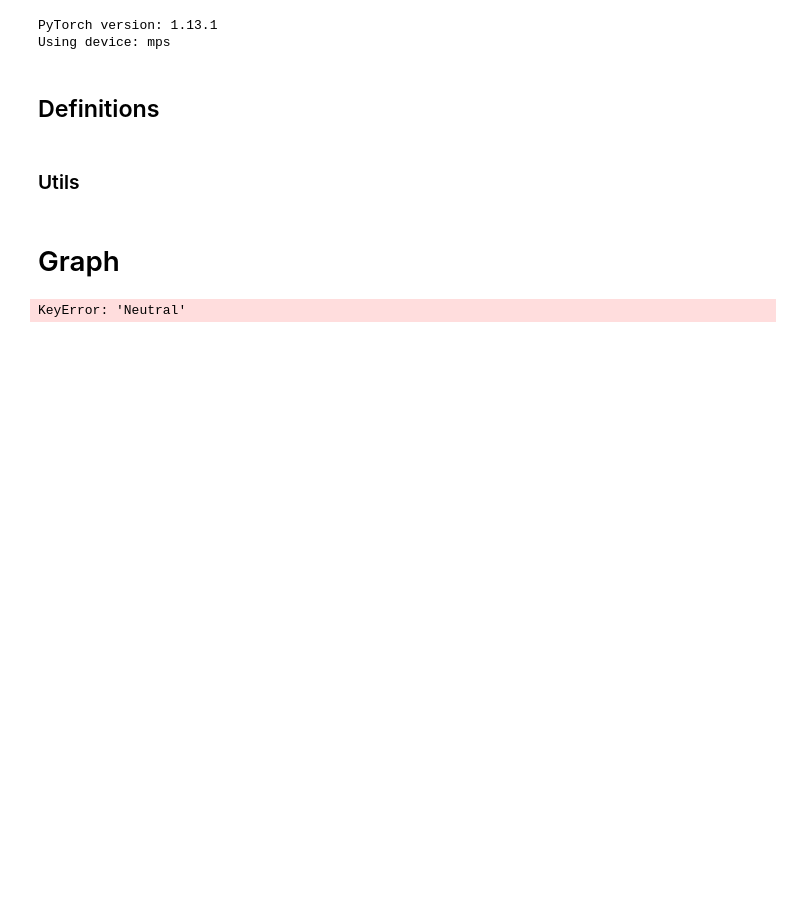
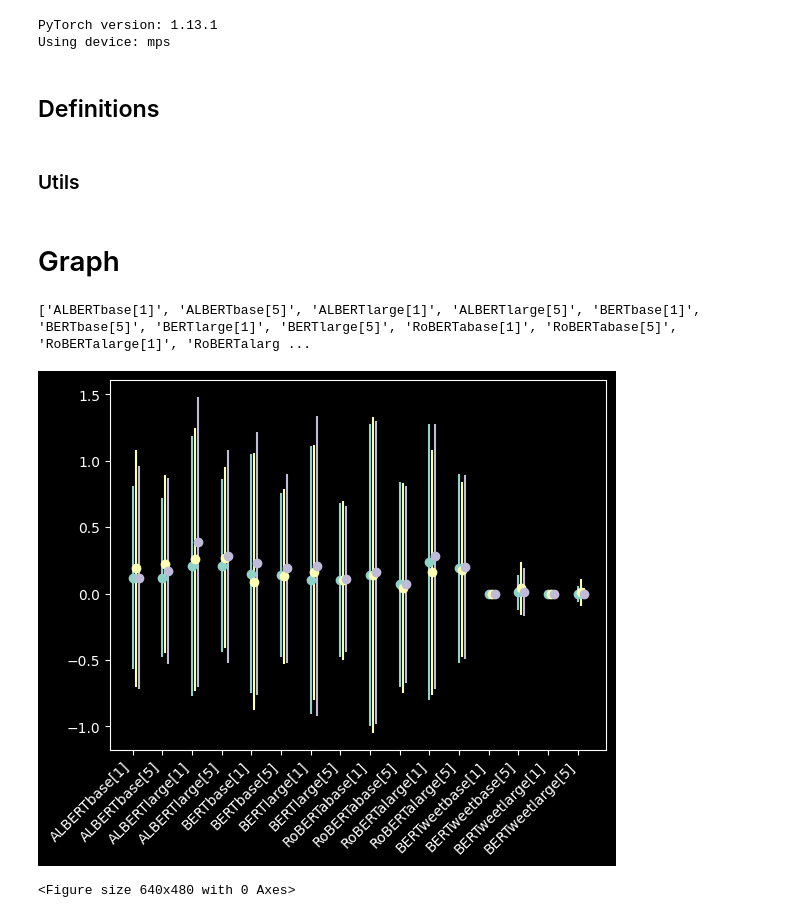
Before and after one commit to MaeSosto/QueerBench, a Jupyter notebook: src/queer_graph.ipynb, the cells around one changed output. Saved outputs shown, nothing was run; the diff lists cells and outputs as text; code cells hidden in the pictures; blank space fills up the shorter version.

Commit message:
Afinn graph - Done
fixed the model's name

```diff
--- a/src/queer_graph.ipynb
+++ b/src/queer_graph.ipynb
@@ -60,6 +60,11 @@ MODELS_NAMES = ['ALBERTbase[1]','ALBERTbase[5]','ALBERTlarge[1]','ALBERTlarge[5]
                 'BERTbase[1]','BERTbase[5]','BERTlarge[1]','BERTlarge[5]',
                 'RoBERTabase[1]','RoBERTabase[5]','RoBERTalarge[1]','RoBERTalarge[5]',
                 'BERTweetbase[1]','BERTweetbase[5]','BERTweetlarge[1]','BERTweetlarge[5]']
+
+NEO_ROW = 0
+NEUTRAL_ROW = 1
+BINARY_ROW = 2
+
 #KEY
 QUEERNESS = 'queerness'
 PRONOUN = 'pronoun'
@@ -119,20 +124,28 @@ hurtlex_cat_names = ['an', 're', 'cds', 'asf', 'asm', 'om', 'qas', 'pa', 'pr', '
 # %%
 def error_bar(models):
     x = []
+    y1_neo, y2_neutral, y3_binary= [], [], []
+    yerr1_neo, yerr2_neutral, yerr3_binary = [], [], []
     for m in models:
-        csv = pd.read_csv(RESULTS_PATH+m+'_afinn.csv', sep=";"''', dtype={'template': 'category','queerness': 'category', 'name': 'category', 'type': 'category', 'prediction': 'category',}''')
+        csv = pd.read_csv(RESULTS_PATH+m+'_afinn.csv', sep=";")
         x.append(m)
-        print(csv.loc['Neo']['Score'])
-        print(csv.loc['Neutral']['Score'])
-        print(csv.loc['Binary']['Score'])
-
-    x = list("ABC")
-    y1_neo, y2_neutral, y3_binary= [0.5, 1.2, 0.7], [0.7, 1.5, 2], [1.7, 0.5, 2]
-    yerr1_neo, yerr2_neutral, yerr3_binary = np.random.rand(3, len(x))*4+0.3
-
+        y1_neo.append(csv.loc[NEO_ROW]['Score'])
+        y2_neutral.append(csv.loc[NEUTRAL_ROW]['Score'])
+        y3_binary.append(csv.loc[BINARY_ROW]['Score'])
+        yerr1_neo.append(csv.loc[NEO_ROW]['StDev'])
+        yerr2_neutral.append(csv.loc[NEUTRAL_ROW]['StDev'])
+        yerr3_binary.append(csv.loc[BINARY_ROW]['StDev'])
+    print(x)
+    #x = list("ABC")
+    #y1_neo, y2_neutral, y3_binary= [0.5, 1.2, 0.7], [0.7, 1.5, 2], [1.7, 0.5, 2]
+    #yerr1_neo, yerr2_neutral, yerr3_binary = np.random.rand(3, len(x))*4+0.3
+    # print(y1_neo)
+    # print(y2_neutral)
+    # print(y3_binary)
     fig, ax = plt.subplots()
-
-    trans1 = Affine2D().translate(-0.1, 0.0) + ax.transData
+    plt.xticks(rotation=45)
+    plt.setp(ax.xaxis.get_majorticklabels(), ha='right')
+    trans1 = Affine2D().translate(0.0, 0.0) + ax.transData
     trans2 = Affine2D().translate(+0.1, 0.0) + ax.transData
     trans3 = Affine2D().translate(+0.2, 0.0) + ax.transData
     er1 = ax.errorbar(x, y1_neo, yerr=yerr1_neo, marker="o", linestyle="none", transform=trans1)
@@ -140,7 +153,9 @@ def error_bar(models):
     er3 = ax.errorbar(x, y3_binary, yerr=yerr3_binary, marker="o", linestyle="none", transform=trans3)
     plt.figure(facecolor='white')
     plt.show()
-# %%
-error_bar([BERT_BASE_TEMPLATE_1, BERT_BASE_TEMPLATE_5])
-# %% [output]
-KeyError: 'Neutral'
+# %%
+error_bar(MODELS_NAMES)
+# %% [output]
+['ALBERTbase[1]', 'ALBERTbase[5]', 'ALBERTlarge[1]', 'ALBERTlarge[5]', 'BERTbase[1]', 'BERTbase[5]', 'BERTlarge[1]', 'BERTlarge[5]', 'RoBERTabase[1]', 'RoBERTabase[5]', 'RoBERTalarge[1]', 'RoBERTalarg ...
+[figure, added]
+<Figure size 640x480 with 0 Axes>
```
Also changed, not shown: 26 other files.
